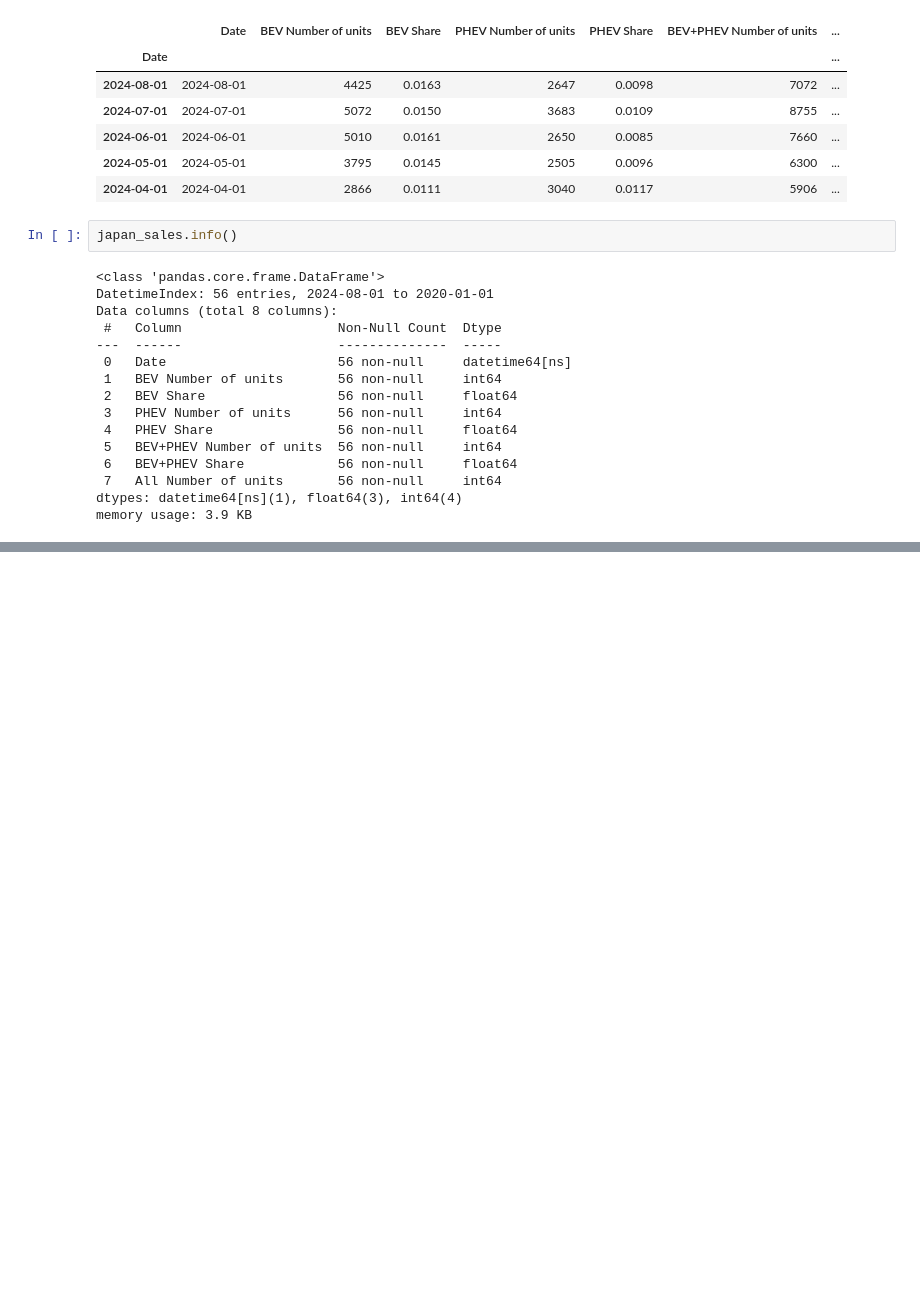
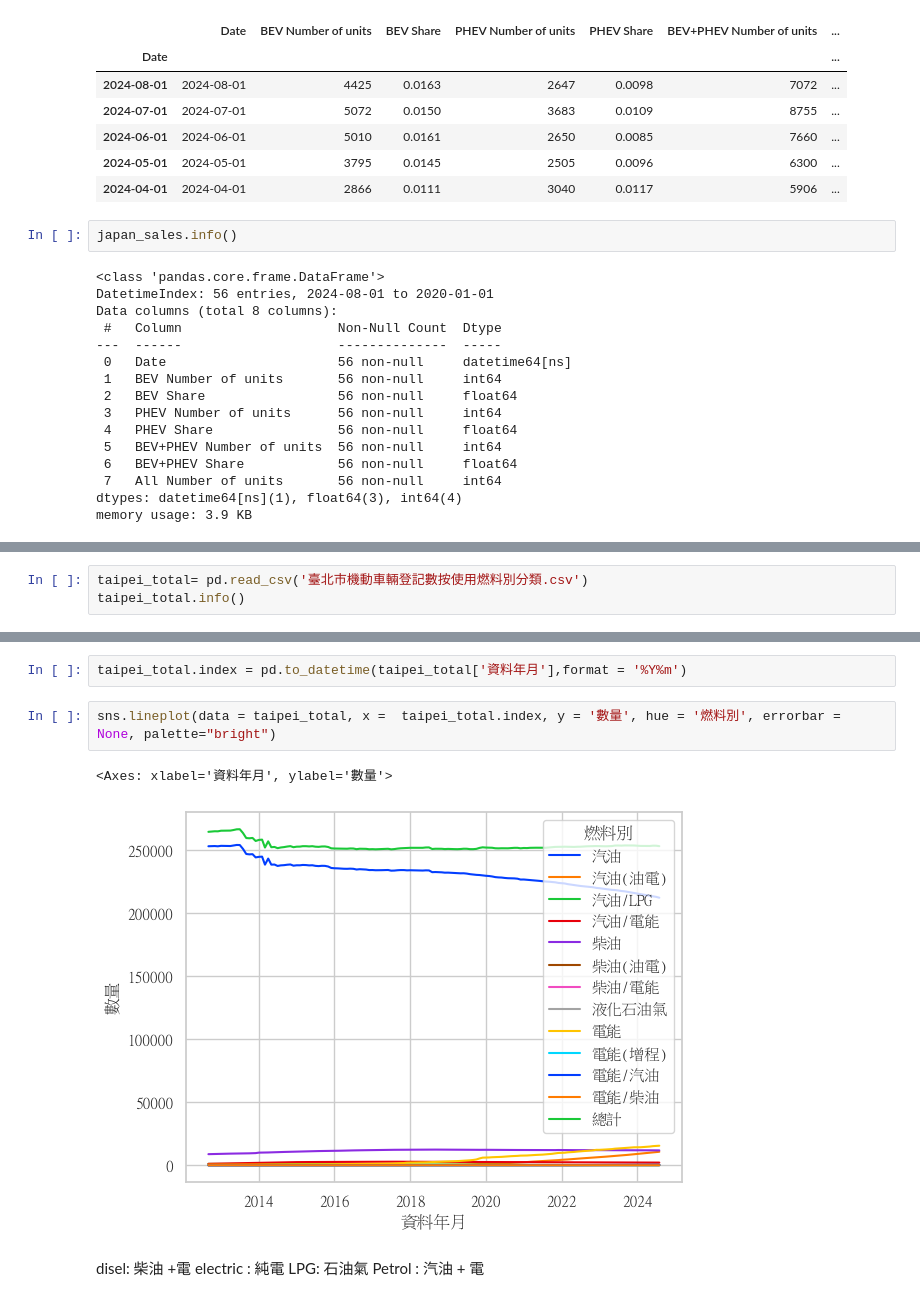
Before and after one commit to lilyleungch/erbscope99, a Jupyter notebook: data_cleansing/data_ploting.ipynb, the cells around one changed output, grey strips where cells are left out. Cells and saved outputs as stored; diff of their text form; blank space fills up the shorter version.

```diff
--- a/data_cleansing/data_ploting.ipynb
+++ b/data_cleansing/data_ploting.ipynb
@@ -124,0 +125,3 @@ sns.lineplot(data = japan_sales, x = japan_sales.index, y = 'BEV Number of units
+# %%
+taipei_total= pd.read_csv('臺北市機動車輛登記數按使用燃料別分類.csv')
+taipei_total.info()
@@ -124,0 +150,12 @@ sns.lineplot(data = japan_sales, x = japan_sales.index, y = 'BEV Number of units
+# %%
+taipei_total.index = pd.to_datetime(taipei_total['資料年月'],format = '%Y%m')
+# %%
+sns.lineplot(data = taipei_total, x =  taipei_total.index, y = '數量', hue = '燃料別', errorbar = None, palette="bright")
+# %% [output]
+<Axes: xlabel='資料年月', ylabel='數量'>
+[figure, added]
+# %% [markdown]
+disel: 柴油 +電
+electric : 純電
+LPG: 石油氣
+Petrol : 汽油 + 電
```
Also changed, not shown: parts of 7 cells of this notebook, 1 other file.
